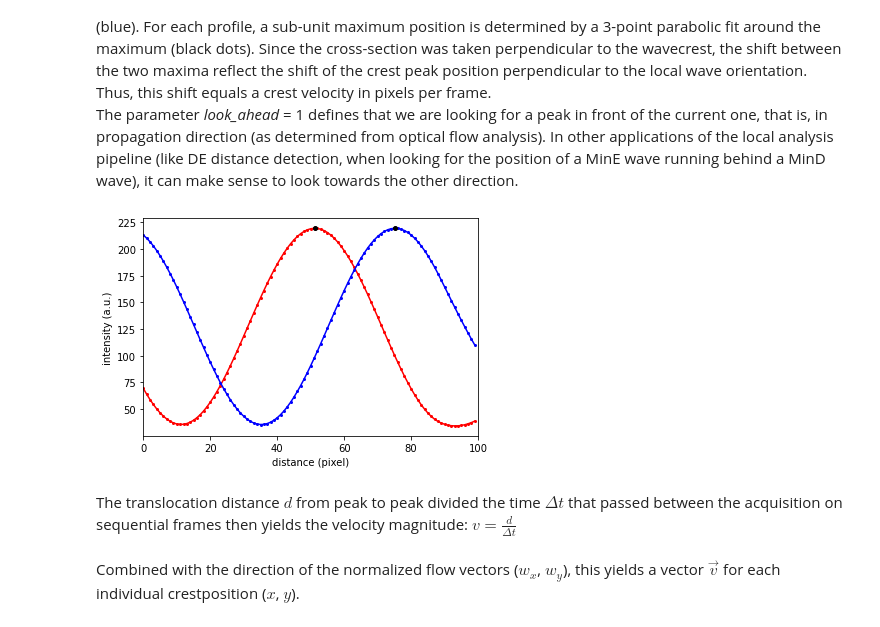
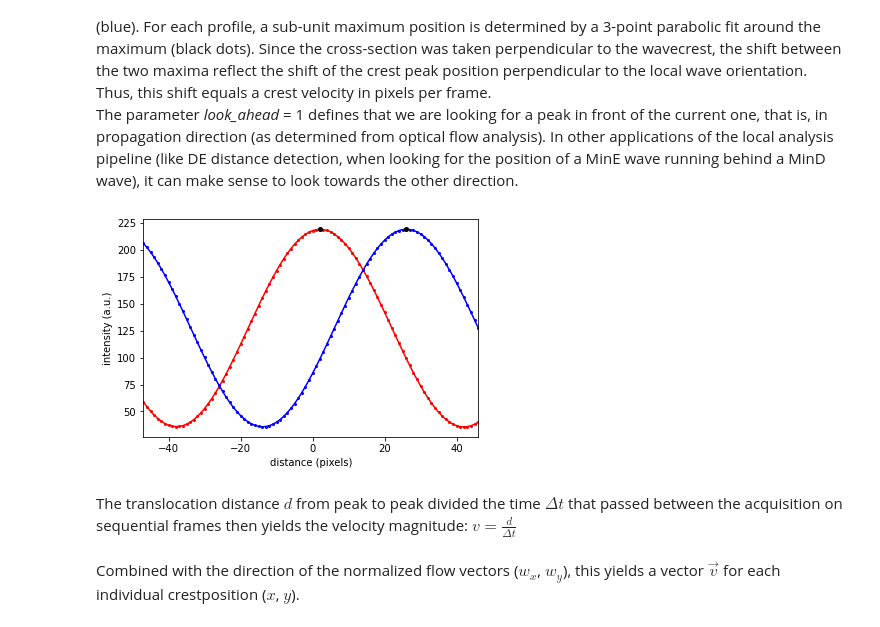
Before and after one commit to M-Sabrina/MinDE_analysis_2022, a Jupyter notebook: DEMO_MinDE_local_analysis.ipynb, the cells around one changed output. Cells and saved outputs as stored; diff of their text form; code cells hidden in the pictures.

```diff
--- a/DEMO_MinDE_local_analysis.ipynb
+++ b/DEMO_MinDE_local_analysis.ipynb
@@ -44,38 +45,47 @@ if selection not in np.arange(1, 6):
     MinDE_st_original = get_data.generate_pattern(
         lambda_t=10, lambda_x=1, size=512, N_frames=50, demo=False
     )
-    auto_halfspan = 50
     crest_index_auto = 300
+    zm_lo = 50
+    zm_hi = 75
 elif selection == 1:  # "Simulated spiral"
     MinDE_st_original = get_data.generate_pattern(
         lambda_t=10, lambda_x=1, size=512, N_frames=50, demo=False
     )
-    auto_halfspan = 50
     crest_index_auto = 300
+    zm_lo = 50
+    zm_hi = 75
 elif selection > 1:
     if selection == 2:  # "Min spiral (example data)"
         stack_path = Path().cwd() / "example_data" / "real_spiral.tif"
-        auto_halfspan = 45
         crest_index_auto = 200
+        zm_lo = 75
+        zm_hi = 100
     if selection == 3:  # "Min northwest-directed traveling waves (example data)"
         stack_path = Path().cwd() / "example_data" / "real_northwest.tif"
-        auto_halfspan = 50
-        crest_index_auto = 100
+        crest_index_auto = 350
+        zm_lo = 150
+        zm_hi = 200
     if selection == 4:  # "Min large stitched pattern (example data)"
         stack_path = Path().cwd() / "example_data" / "real_square_stitch.tif"
-        auto_halfspan = 35
         crest_index_auto = 100
+        zm_lo = 75
+        zm_hi = 100
     if selection == 5:  # "Min horizontally stitched pattern (example data)"
         stack_path = Path().cwd() / "example_data" / "real_horizontal_stitch.tif"
-        auto_halfspan = 35
         crest_index_auto = 300
+        zm_lo = 50
+        zm_hi = 75
     MinDE_st_original = get_data.load_stack(stack_path, size=None, demo=False)
 nt, ny, nx = np.shape(MinDE_st_original)
+auto_halfspan = get_auto_halfspan(
+    MinDE_st_original, frames_to_analyse=10, verbose=False
+)
 
 fig, ax = plt.subplots()
 ax.imshow(MinDE_st_original[0, :, :])
-ax.set_xlabel("x (pixel)")
-ax.set_ylabel("y (pixel)")
+ax.set_xlabel("x (pixels)")
+ax.set_ylabel("y (pixels)")
 plt.show()
 
 print(f"Current selection: {selection}")
@@ -310,24 +330,28 @@ velocities = min_de_patterns_crests.compare_crestmaps(
 # %%
 crest_index = crest_index_auto  # crest index for viewing, can be changed here
 # by default take pretty one for demo, defined in code-box below selection-widget
 
+# identify peak positions
 prf1 = profile_map1[crest_index, :]
 prf2 = profile_map2[crest_index, :]
 ix1 = peak_profile.get_maxima(prf1, 1)
 ix2 = peak_profile.get_maxima(prf2, 1)
 x1, y1 = peak_profile.sub_unit_pos(prf1, ix1)
 x2, y2 = peak_profile.sub_unit_pos(prf2, ix2)
+
+# shift axis to have first peak close to center and plot
+x_axis_shift = np.arange(-halfspan, halfspan)
 fig, ax = plt.subplots()
-ax.plot(prf1, "ro-", markersize=2)
-ax.plot(prf2, "bo-", markersize=2)
-ax.plot(x1, y1, "ko", markersize=4)
-ax.plot(x2, y2, "ko", markersize=4)
-ax.set_xlabel("distance (pixel)")
+ax.plot(x_axis_shift, prf1, "ro-", markersize=2)
+ax.plot(x_axis_shift, prf2, "bo-", markersize=2)
+ax.plot(x1 - halfspan, y1, "ko", markersize=4)
+ax.plot(x2 - halfspan, y2, "ko", markersize=4)
+ax.set_xlabel("distance (pixels)")
 ax.set_ylabel("intensity (a.u.)")
-ax.set_xlim([0, 2 * halfspan])
+ax.set_xlim([-halfspan, halfspan - 1])
 plt.show()
 # %% [output]
-[figure, old version]
+[figure, new version]
 # %% [markdown]
 The translocation distance $d$ from peak to peak divided the time $\Delta t$ that passed between the acquisition on sequential frames then yields the velocity magnitude: $v = \frac{d}{\Delta t}$<br>
 <br>
```
Also changed, not shown: parts of 13 cells of this notebook, 16 other files.
